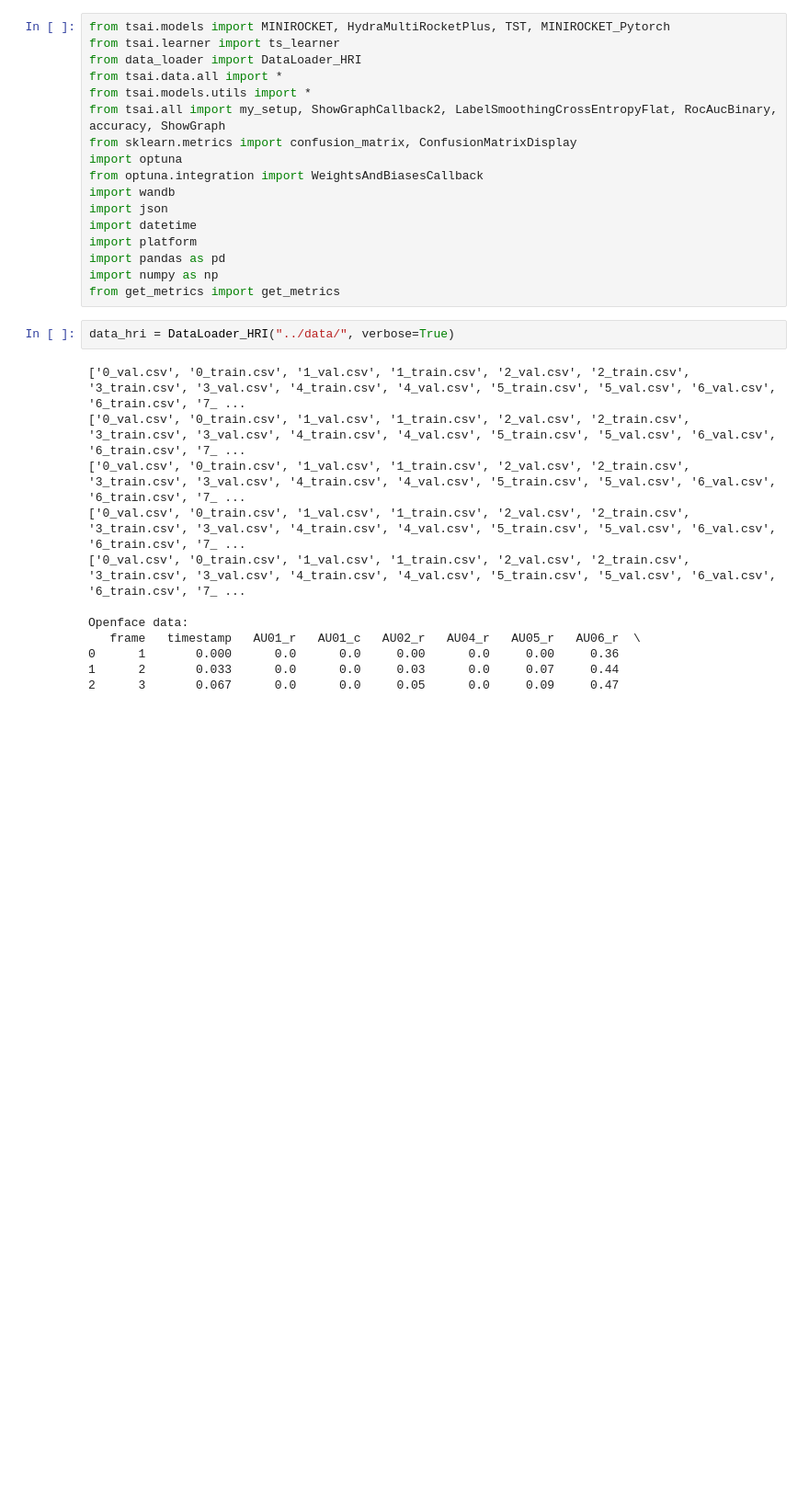
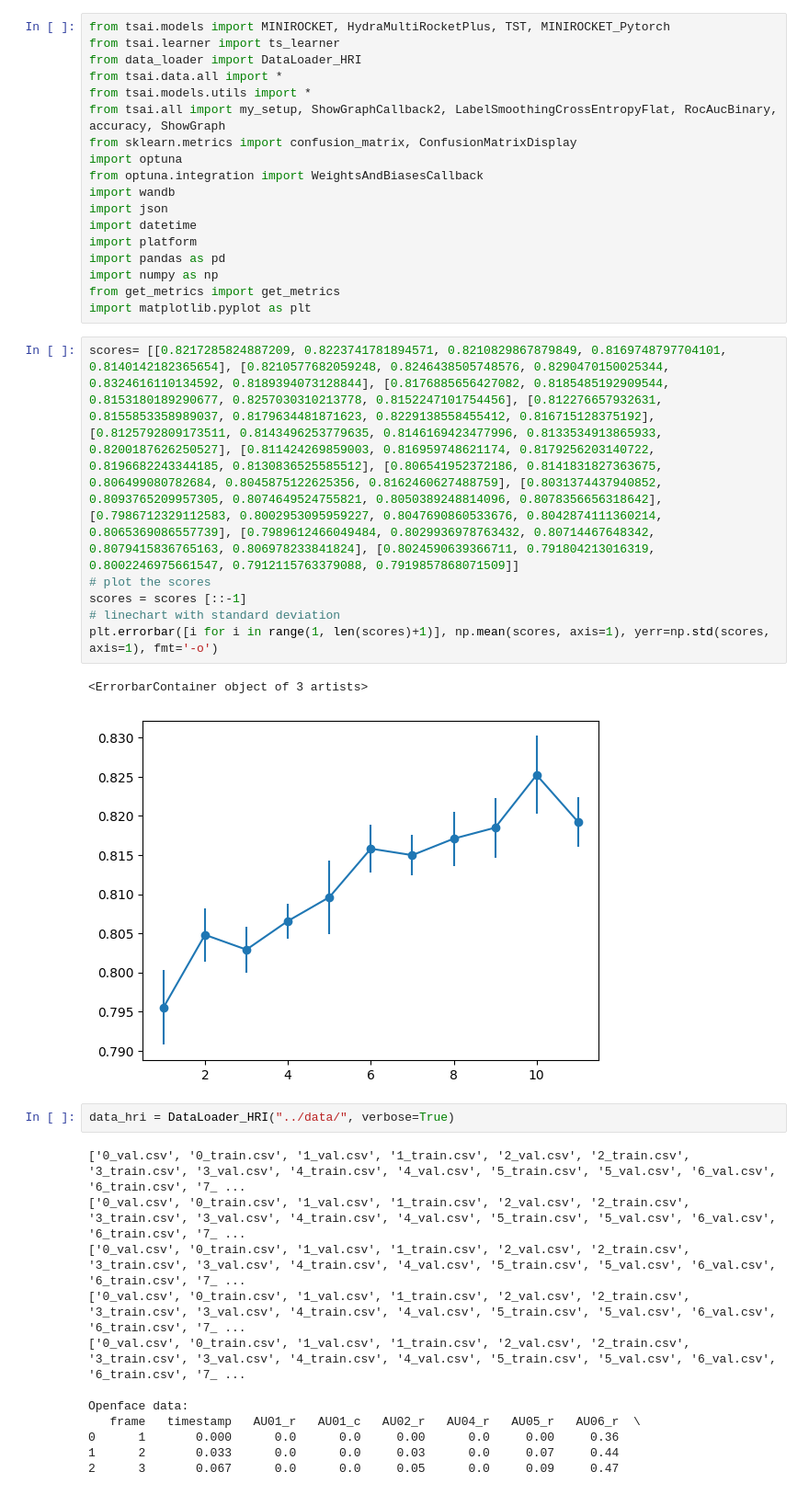
Before and after one commit to lwachowiak/HRI-Error-Detection-STAI, a Jupyter notebook: code/testing.ipynb, the cells around one changed output. Shown at 92% size. Cells and saved outputs as stored; diff of their text form; blank space fills up the shorter version.

Commit message:
plot bugfix

```diff
--- a/code/testing.ipynb
+++ b/code/testing.ipynb
@@ -15,6 +15,16 @@ import platform
 import pandas as pd
 import numpy as np
 from get_metrics import get_metrics
+import matplotlib.pyplot as plt
+# %%
+scores= [[0.8217285824887209, 0.8223741781894571, 0.8210829867879849, 0.8169748797704101, 0.8140142182365654], [0.8210577682059248, 0.8246438505748576, 0.8290470150025344, 0.8324616110134592, 0.8189394073128844], [0.8176885656427082, 0.8185485192909544, 0.8153180189290677, 0.8257030310213778, 0.8152247101754456], [0.812276657932631, 0.8155853358989037, 0.8179634481871623, 0.8229138558455412, 0.816715128375192], [0.8125792809173511, 0.8143496253779635, 0.8146169423477996, 0.8133534913865933, 0.8200187626250527], [0.811424269859003, 0.816959748621174, 0.8179256203140722, 0.8196682243344185, 0.8130836525585512], [0.806541952372186, 0.8141831827363675, 0.806499080782684, 0.8045875122625356, 0.8162460627488759], [0.8031374437940852, 0.8093765209957305, 0.8074649524755821, 0.8050389248814096, 0.8078356656318642], [0.7986712329112583, 0.8002953095959227, 0.8047690860533676, 0.8042874111360214, 0.8065369086557739], [0.7989612466049484, 0.8029936978763432, 0.80714467648342, 0.8079415836765163, 0.806978233841824], [0.8024590639366711, 0.791804213016319, 0.8002246975661547, 0.7912115763379088, 0.7919857868071509]]
+# plot the scores
+scores = scores [::-1]
+# linechart with standard deviation
+plt.errorbar([i for i in range(1, len(scores)+1)], np.mean(scores, axis=1), yerr=np.std(scores, axis=1), fmt='-o')
+# %% [output]
+<ErrorbarContainer object of 3 artists>
+[figure, added]
 # %%
 data_hri = DataLoader_HRI("../data/", verbose=True)
 # %% [output]
```
Also changed, not shown: 1 other file.
